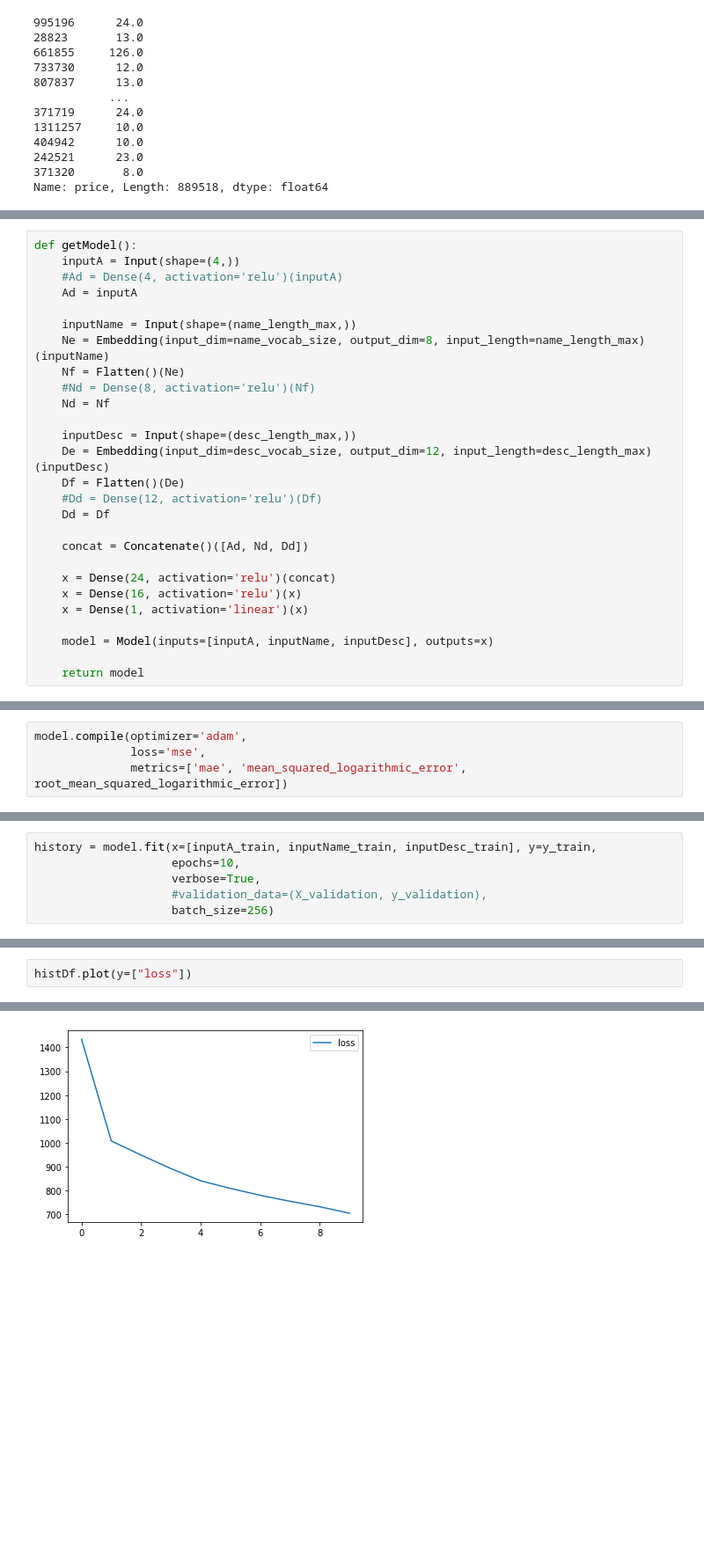
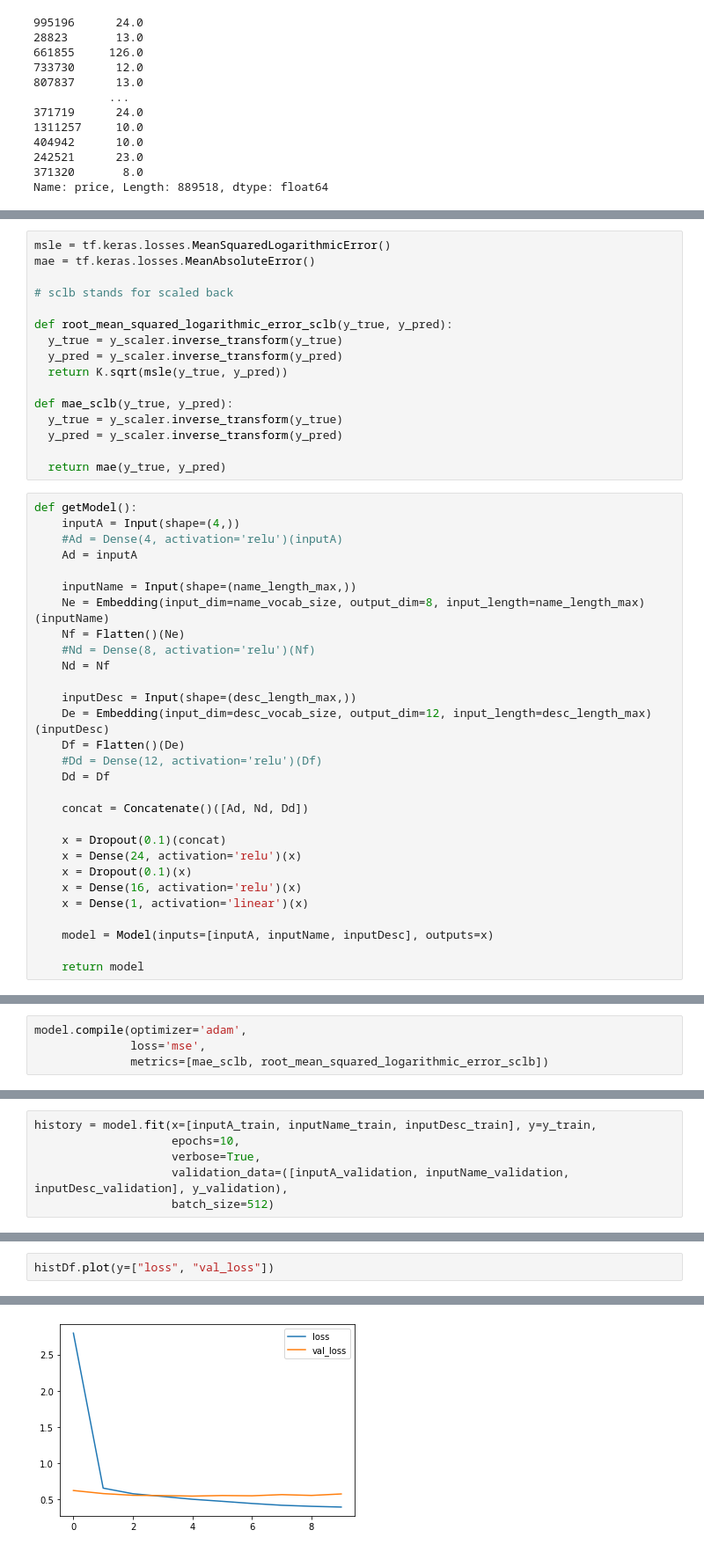
Before and after one commit to rpo19/MercariPriceSuggestionChallenge, a Jupyter notebook: MercariPrice.ipynb, the cells around one changed output, grey strips where cells are left out. Shown at 88% size. Saved outputs shown, nothing was run; the diff lists cells and outputs as text; blank space fills up the shorter version.

Commit message:
validation, y scaling, custom encoder, scaler

```diff
--- a/MercariPrice.ipynb
+++ b/MercariPrice.ipynb
@@ -436,3 +485,19 @@ X_train[["item_condition_id", "category_name_l", "brand_name_l", "shipping"]]
+# %%
+msle = tf.keras.losses.MeanSquaredLogarithmicError()
+mae = tf.keras.losses.MeanAbsoluteError()
+
+# sclb stands for scaled back
+
+def root_mean_squared_logarithmic_error_sclb(y_true, y_pred):
+  y_true = y_scaler.inverse_transform(y_true)
+  y_pred = y_scaler.inverse_transform(y_pred)
+  return K.sqrt(msle(y_true, y_pred))
+
+def mae_sclb(y_true, y_pred):
+  y_true = y_scaler.inverse_transform(y_true)
+  y_pred = y_scaler.inverse_transform(y_pred)
+
+  return mae(y_true, y_pred)
 # %%
 def getModel():
     inputA = Input(shape=(4,))
@@ -453,7 +518,9 @@ def getModel():
 
     concat = Concatenate()([Ad, Nd, Dd])
 
-    x = Dense(24, activation='relu')(concat)
+    x = Dropout(0.1)(concat)
+    x = Dense(24, activation='relu')(x)
+    x = Dropout(0.1)(x)
     x = Dense(16, activation='relu')(x)
     x = Dense(1, activation='linear')(x)
 
@@ -488,4 +555,4 @@ plot_model(model)
 # %%
 model.compile(optimizer='adam',
               loss='mse',
-              metrics=['mae', 'mean_squared_logarithmic_error', root_mean_squared_logarithmic_error])
+              metrics=[mae_sclb, root_mean_squared_logarithmic_error_sclb])
@@ -509,7 +560,7 @@ array([[   1,   11, 3885,    0],
 history = model.fit(x=[inputA_train, inputName_train, inputDesc_train], y=y_train,
                     epochs=10,
                     verbose=True,
-                    #validation_data=(X_validation, y_validation),
-                    batch_size=256)
+                    validation_data=([inputA_validation, inputName_validation, inputDesc_validation], y_validation),
+                    batch_size=512)
 # %% [output]
 Epoch 1/10
@@ -545,6 +596,6 @@ histDf.tail()
 # %%
-histDf.plot(y=["loss"])
+histDf.plot(y=["loss", "val_loss"])
 # %% [output]
 <matplotlib.axes._subplots.AxesSubplot at 0x...>
-[figure, old version]
+[figure, new version]
 # %%
```
Also changed, not shown: parts of 32 cells of this notebook.
